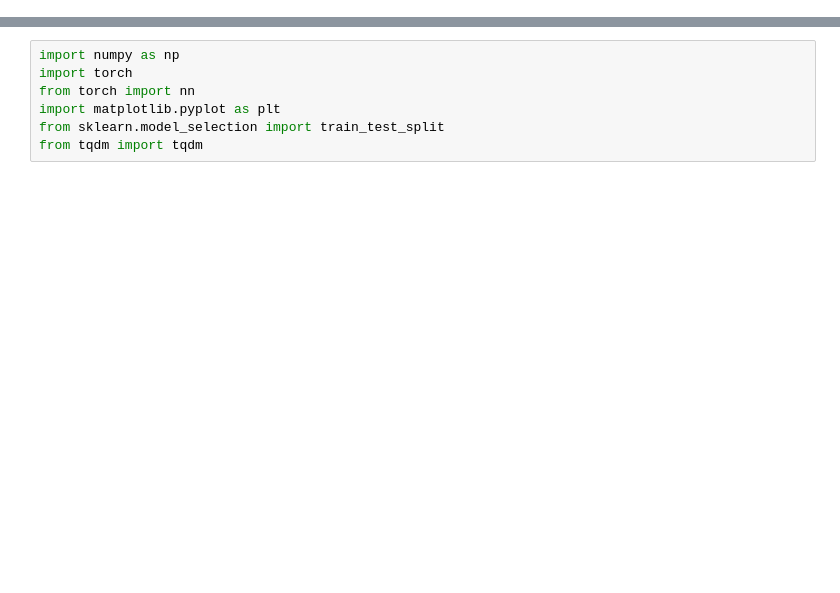
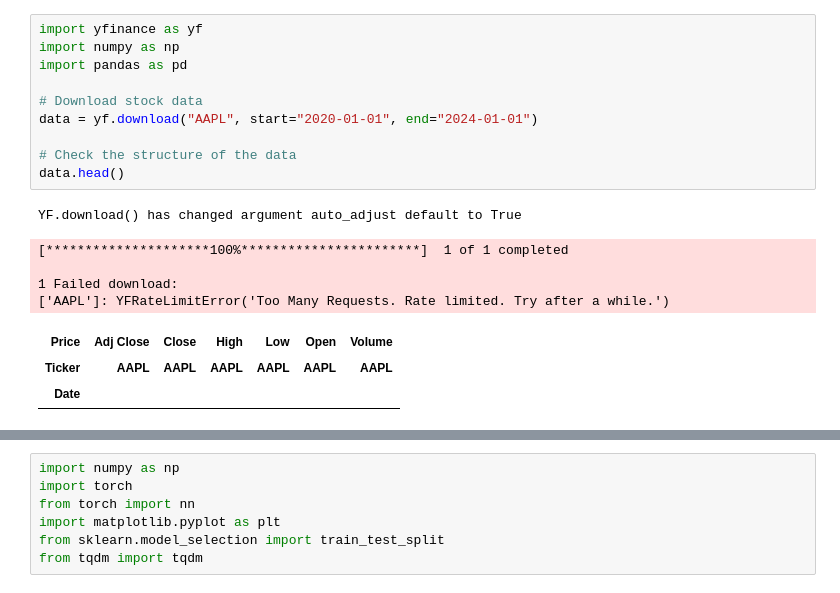
Before and after one commit to Marco-Gal/Bayesian-Neural-Network-Project, a Jupyter notebook: Financial Data/Pat attempts/log-returns.ipynb, the cells around one changed output, grey strips where cells are left out. Cells and saved outputs as stored; diff of their text form; blank space fills up the shorter version.

```diff
--- a/Financial Data/Pat attempts/log-returns.ipynb
+++ b/Financial Data/Pat attempts/log-returns.ipynb
@@ -1 +1,20 @@
+# %%
+import yfinance as yf
+import numpy as np
+import pandas as pd
+
+# Download stock data
+data = yf.download("AAPL", start="2020-01-01", end="2024-01-01")
+
+# Check the structure of the data
+data.head()
+# %% [output]
+YF.download() has changed argument auto_adjust default to True
+[*********************100%***********************]  1 of 1 completed
+
+1 Failed download:
+['AAPL']: YFRateLimitError('Too Many Requests. Rate limited. Try after a while.')
+| Price | Adj Close | Close | High | Low | Open | Volume |
+| Ticker | AAPL | AAPL | AAPL | AAPL | AAPL | AAPL |
+| Date |  |  |  |  |  |  |
 # %%
```
Also changed, not shown: parts of 3 cells of this notebook, 6 other files.
